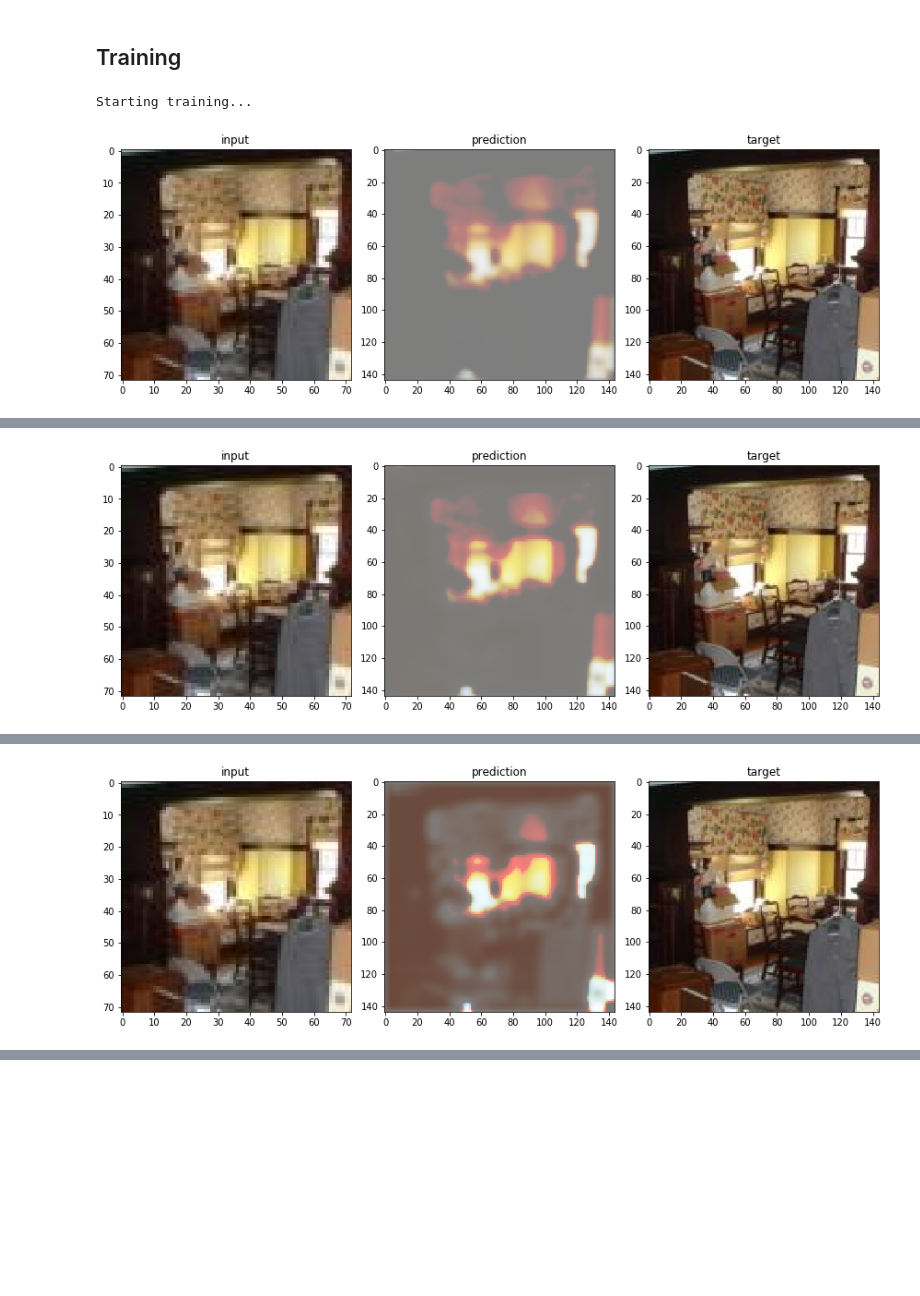
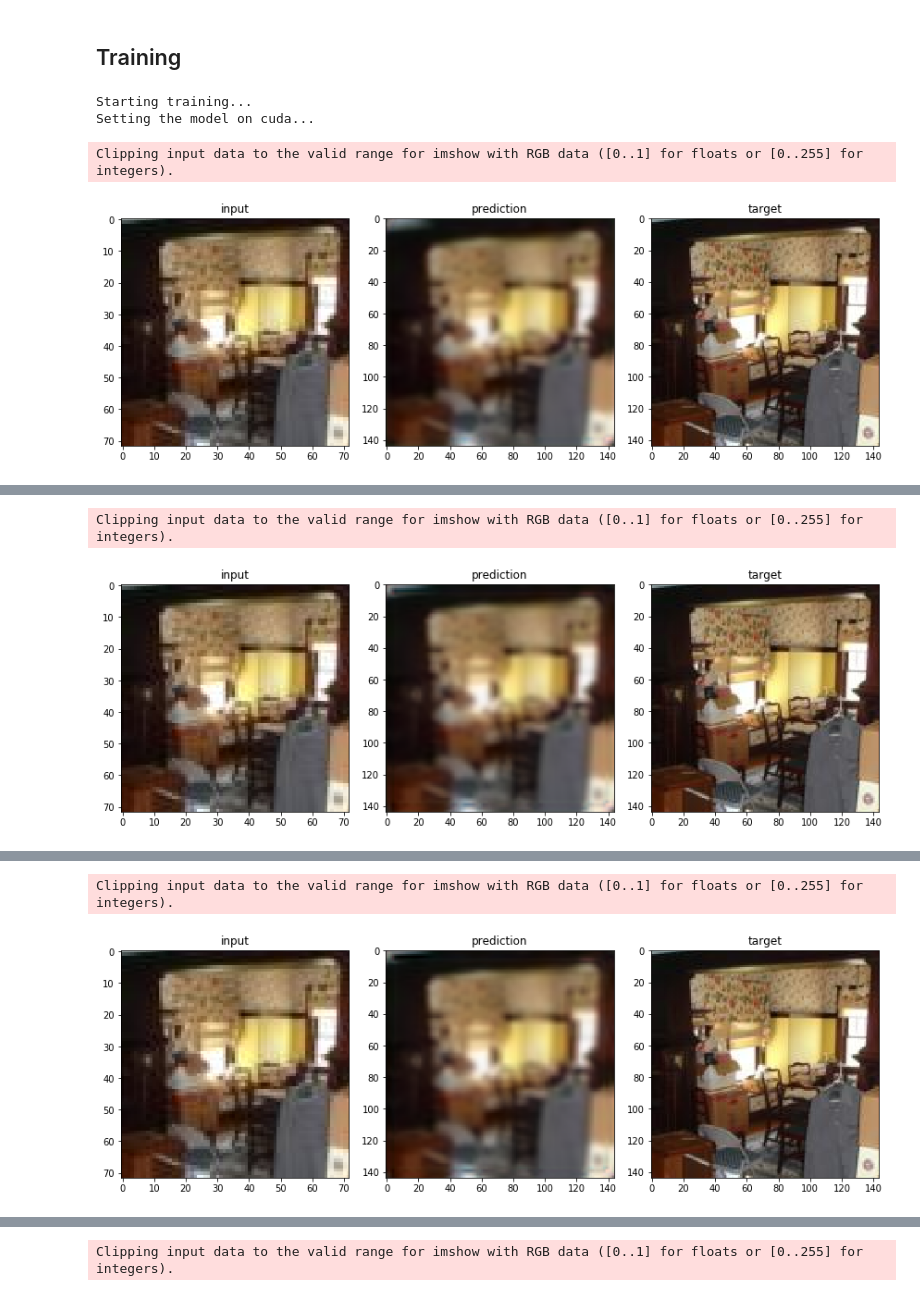
Before and after one commit to ajmr24/super-resolution, a Jupyter notebook: notebooks/BaselineModel2.ipynb, the cells around one changed output, grey strips where cells are left out. Saved outputs shown, nothing was run; the diff lists cells and outputs as text; code cells hidden in the pictures; blank space fills up the shorter version.

```diff
--- a/notebooks/BaselineModel2.ipynb
+++ b/notebooks/BaselineModel2.ipynb
@@ -20,10 +20,10 @@ import matplotlib.pyplot as plt
 # %% [markdown]
 ## Dataset and DataLoaders
 # %%
-#ROOT_IMAGE_PATH = '/home/ubuntu/data/super-resolution/converted_images'
-ROOT_IMAGE_PATH = '/Users/ar660763/data/super-resolution/converted_images'
+ROOT_IMAGE_PATH = '/home/ubuntu/data/super-resolution/converted_images'
+#ROOT_IMAGE_PATH = '/Users/ar660763/data/super-resolution/converted_images'
 
-DEV = True
+DEV = False
 dev_train_size = 1000
 dev_val_size = 200
 
@@ -212,10 +209,14 @@ def train(tr_loader, val_loader, model, criterion, optimizer, num_epochs):
             imgs_small = imgs_small.to(device)
             imgs_med = imgs_med.to(device)
             # get imgs and targets into right format and onto device
-            outputs = f.sigmoid(model(imgs_small))
+            #outputs = f.sigmoid(model(imgs_small))
+            outputs = model(imgs_small)
+            #outputs = outputs.to(device)
             #print(outputs.shape, imgs_med.shape)
-            mse_val = mse(outputs,img_med)
-            psnr_val = psnr(outputs,img_med)
+            #diff = (outputs - imgs_med)
+            #squared_diff = diff.pow(2)
+            mse_value = torch.mean((outputs - imgs_med).pow(2))
+            psnr_value = 20 * torch.log10(1. / torch.sqrt(mse_value))
             #print(f'mse: {mse_val}, psnr: {psnr_val}')
             loss = criterion(outputs,imgs_med) # imgs_med is the target
             #loss = mse_val
@@ -240,18 +241,20 @@ def train(tr_loader, val_loader, model, criterion, optimizer, num_epochs):
                 imgs_med = imgs_med.float()
                 imgs_small = imgs_small.to(device)
                 imgs_med = imgs_med.to(device)
-                mse_val = mse(outputs,img_med)
-                psnr_val = psnr(outputs,img_med)
-                outputs = f.sigmoid(model(imgs_small))
+                mse_value = torch.mean((outputs - imgs_med).pow(2))
+                psnr_value = 20 * torch.log10(1. / torch.sqrt(mse_value))
+                #outputs = f.sigmoid(model(imgs_small))
+                outputs = model(imgs_small)
                 loss = criterion(outputs,imgs_med)
                 val_loss += loss.item()
-                val_psnr += psnr_val.item()
+                val_psnr += psnr_value.item()
 
             # show an example image
             it = iter(val_loader)
             filenames,imgs_small,imgs_med,imgs_large = it.next()
             imgs_small = imgs_small.to(device) # needs to go to gpu as we are passing it to the model
-            pred = f.sigmoid(model(imgs_small.float()))
+            #pred = f.sigmoid(model(imgs_small.float()))
+            pred = model(imgs_small.float())
             imgs_small = imgs_small.cpu() # goes to cpu for display
             pred = pred.cpu() # goes to cpu for display
             #print(imgs_small)
@@ -266,19 +269,21 @@ def train(tr_loader, val_loader, model, criterion, optimizer, num_epochs):
 # %%
 %%time
 
-num_epochs = 5
+num_epochs = 10
 # if torch.has_cuda:
 #     device = torch.device('cuda:0')
 # else:
 #     device = torch.device('cpu:0')
 
 #criterion = nn.CrossEntropyLoss()
 #criterion = nn.SmoothL1Loss() # L1Loss()  # not sure what loss function to use
 criterion = nn.MSELoss()
 model = SuperResBaselineNet()
 optimizer = optim.Adam(model.parameters(), lr=0.001)
 
 train(tr_loader, val_loader, model, criterion, optimizer, num_epochs)
 # %% [output]
 Starting training...
+Setting the model on cuda...
+Clipping input data to the valid range for imshow with RGB data ([0..1] for floats or [0..255] for integers).
-[figure, old version]
+[figure, new version]
@@ -286 +291,2 @@ Epoch: 0, training loss = 0.058580, val loss = 0.056196, psnr = 8.408982
+Clipping input data to the valid range for imshow with RGB data ([0..1] for floats or [0..255] for integers).
-[figure, old version]
+[figure, new version]
@@ -288 +294,2 @@ Epoch: 1, training loss = 0.054246, val loss = 0.052800, psnr = 8.324573
+Clipping input data to the valid range for imshow with RGB data ([0..1] for floats or [0..255] for integers).
-[figure, old version]
+[figure, new version]
@@ -289,0 +297 @@ Epoch: 2, training loss = 0.042679, val loss = 0.030668, psnr = 8.845564
+Clipping input data to the valid range for imshow with RGB data ([0..1] for floats or [0..255] for integers).
```
Also changed, not shown: parts of 4 cells of this notebook, 1 other file.
